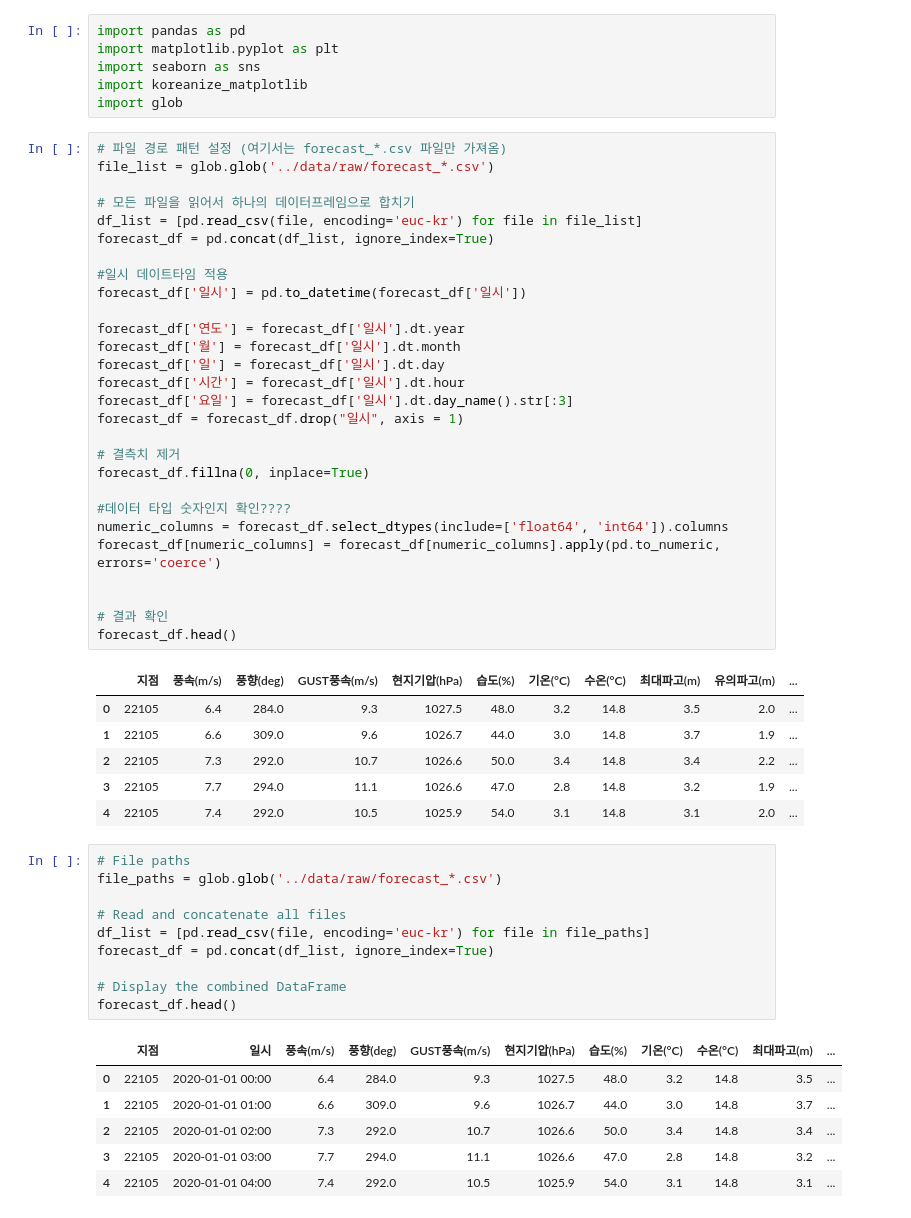
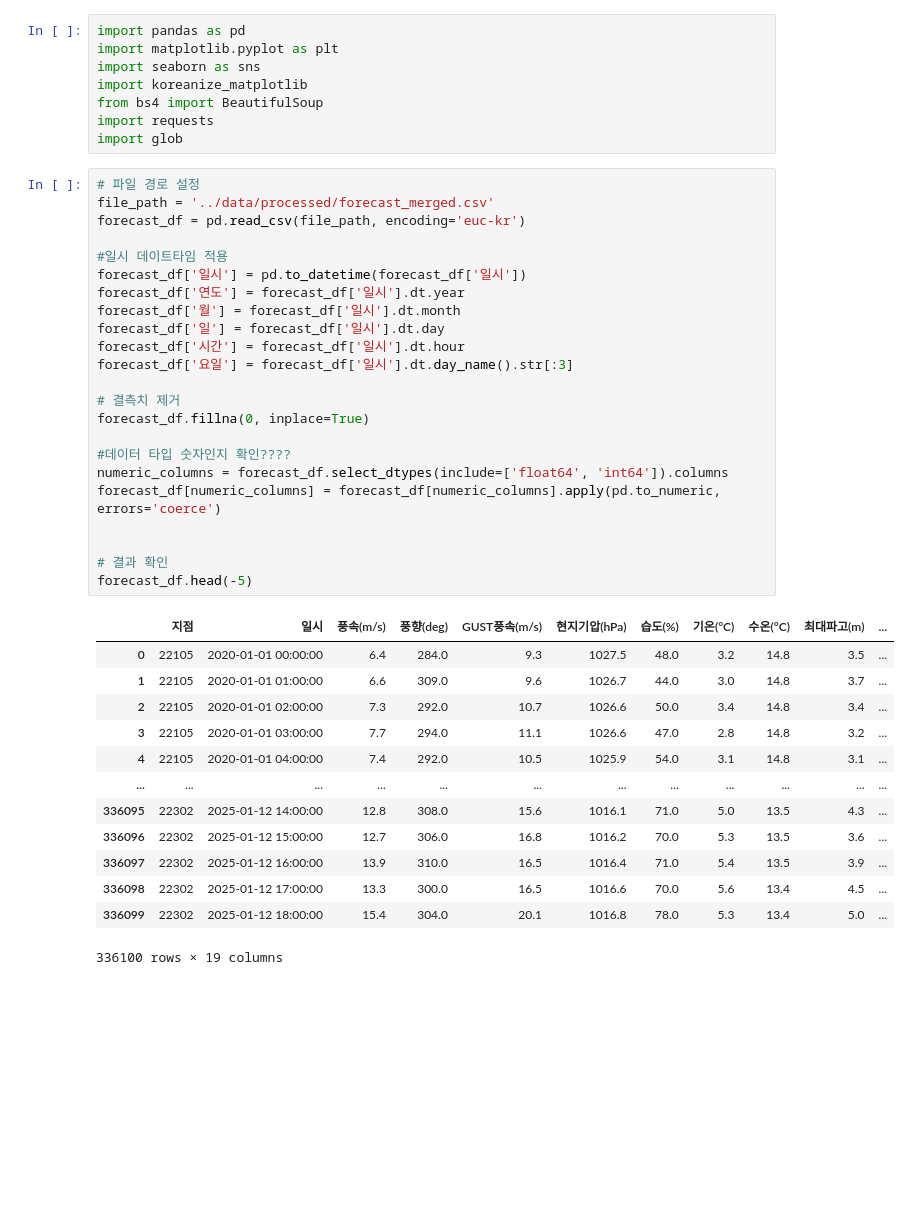
Before and after one commit to vhf1030/Pisces, a Jupyter notebook: notebooks/기상상황.ipynb, the cells around one changed output. Saved outputs shown, nothing was run; the diff lists cells and outputs as text; blank space fills up the shorter version.

```diff
--- a/notebooks/기상상황.ipynb
+++ b/notebooks/기상상황.ipynb
@@ -3,56 +3,43 @@ import pandas as pd
 import matplotlib.pyplot as plt
 import seaborn as sns
 import koreanize_matplotlib
+from bs4 import BeautifulSoup
+import requests
 import glob
 # %%
-# 파일 경로 패턴 설정 (여기서는 forecast_*.csv 파일만 가져옴)
-file_list = glob.glob('../data/raw/forecast_*.csv')
-
-# 모든 파일을 읽어서 하나의 데이터프레임으로 합치기
-df_list = [pd.read_csv(file, encoding='euc-kr') for file in file_list]
-forecast_df = pd.concat(df_list, ignore_index=True)
+# 파일 경로 설정
+file_path = '../data/processed/forecast_merged.csv'
+forecast_df = pd.read_csv(file_path, encoding='euc-kr')
 
 #일시 데이트타임 적용
 forecast_df['일시'] = pd.to_datetime(forecast_df['일시'])
-
 forecast_df['연도'] = forecast_df['일시'].dt.year
 forecast_df['월'] = forecast_df['일시'].dt.month
 forecast_df['일'] = forecast_df['일시'].dt.day
 forecast_df['시간'] = forecast_df['일시'].dt.hour
 forecast_df['요일'] = forecast_df['일시'].dt.day_name().str[:3]
-forecast_df = forecast_df.drop("일시", axis = 1)
 
 # 결측치 제거
 forecast_df.fillna(0, inplace=True)
 
 #데이터 타입 숫자인지 확인????
 numeric_columns = forecast_df.select_dtypes(include=['float64', 'int64']).columns
 forecast_df[numeric_columns] = forecast_df[numeric_columns].apply(pd.to_numeric, errors='coerce')
 
 
 # 결과 확인
-forecast_df.head()
+forecast_df.head(-5)
 # %% [output]
-|  | 지점 | 풍속(m/s) | 풍향(deg) | GUST풍속(m/s) | 현지기압(hPa) | 습도(%) | 기온(°C) | 수온(°C) | 최대파고(m) | 유의파고(m) | ... |
-| 0 | 22105 | 6.4 | 284.0 | 9.3 | 1027.5 | 48.0 | 3.2 | 14.8 | 3.5 | 2.0 | ... |
-| 1 | 22105 | 6.6 | 309.0 | 9.6 | 1026.7 | 44.0 | 3.0 | 14.8 | 3.7 | 1.9 | ... |
-| 2 | 22105 | 7.3 | 292.0 | 10.7 | 1026.6 | 50.0 | 3.4 | 14.8 | 3.4 | 2.2 | ... |
-| 3 | 22105 | 7.7 | 294.0 | 11.1 | 1026.6 | 47.0 | 2.8 | 14.8 | 3.2 | 1.9 | ... |
-| 4 | 22105 | 7.4 | 292.0 | 10.5 | 1025.9 | 54.0 | 3.1 | 14.8 | 3.1 | 2.0 | ... |
+|  | 지점 | 일시 | 풍속(m/s) | 풍향(deg) | GUST풍속(m/s) | 현지기압(hPa) | 습도(%) | 기온(°C) | 수온(°C) | 최대파고(m) | ... |
+| 0 | 22105 | 2020-01-01 00:00:00 | 6.4 | 284.0 | 9.3 | 1027.5 | 48.0 | 3.2 | 14.8 | 3.5 | ... |
+| 1 | 22105 | 2020-01-01 01:00:00 | 6.6 | 309.0 | 9.6 | 1026.7 | 44.0 | 3.0 | 14.8 | 3.7 | ... |
+| 2 | 22105 | 2020-01-01 02:00:00 | 7.3 | 292.0 | 10.7 | 1026.6 | 50.0 | 3.4 | 14.8 | 3.4 | ... |
+| 3 | 22105 | 2020-01-01 03:00:00 | 7.7 | 294.0 | 11.1 | 1026.6 | 47.0 | 2.8 | 14.8 | 3.2 | ... |
+| 4 | 22105 | 2020-01-01 04:00:00 | 7.4 | 292.0 | 10.5 | 1025.9 | 54.0 | 3.1 | 14.8 | 3.1 | ... |
+| ... | ... | ... | ... | ... | ... | ... | ... | ... | ... | ... | ... |
+| 336095 | 22302 | 2025-01-12 14:00:00 | 12.8 | 308.0 | 15.6 | 1016.1 | 71.0 | 5.0 | 13.5 | 4.3 | ... |
+| 336096 | 22302 | 2025-01-12 15:00:00 | 12.7 | 306.0 | 16.8 | 1016.2 | 70.0 | 5.3 | 13.5 | 3.6 | ... |
+| 336097 | 22302 | 2025-01-12 16:00:00 | 13.9 | 310.0 | 16.5 | 1016.4 | 71.0 | 5.4 | 13.5 | 3.9 | ... |
+| 336098 | 22302 | 2025-01-12 17:00:00 | 13.3 | 300.0 | 16.5 | 1016.6 | 70.0 | 5.6 | 13.4 | 4.5 | ... |
+| 336099 | 22302 | 2025-01-12 18:00:00 | 15.4 | 304.0 | 20.1 | 1016.8 | 78.0 | 5.3 | 13.4 | 5.0 | ... |
+336100 rows × 19 columns
-# %%
-# File paths
-file_paths = glob.glob('../data/raw/forecast_*.csv')
-
-# Read and concatenate all files
-df_list = [pd.read_csv(file, encoding='euc-kr') for file in file_paths]
-forecast_df = pd.concat(df_list, ignore_index=True)
-
-# Display the combined DataFrame
-forecast_df.head()
-# %% [output]
-|  | 지점 | 일시 | 풍속(m/s) | 풍향(deg) | GUST풍속(m/s) | 현지기압(hPa) | 습도(%) | 기온(°C) | 수온(°C) | 최대파고(m) | ... |
-| 0 | 22105 | 2020-01-01 00:00 | 6.4 | 284.0 | 9.3 | 1027.5 | 48.0 | 3.2 | 14.8 | 3.5 | ... |
-| 1 | 22105 | 2020-01-01 01:00 | 6.6 | 309.0 | 9.6 | 1026.7 | 44.0 | 3.0 | 14.8 | 3.7 | ... |
-| 2 | 22105 | 2020-01-01 02:00 | 7.3 | 292.0 | 10.7 | 1026.6 | 50.0 | 3.4 | 14.8 | 3.4 | ... |
-| 3 | 22105 | 2020-01-01 03:00 | 7.7 | 294.0 | 11.1 | 1026.6 | 47.0 | 2.8 | 14.8 | 3.2 | ... |
-| 4 | 22105 | 2020-01-01 04:00 | 7.4 | 292.0 | 10.5 | 1025.9 | 54.0 | 3.1 | 14.8 | 3.1 | ... |
```
Also changed, not shown: parts of 3 cells of this notebook, 6 other files.
